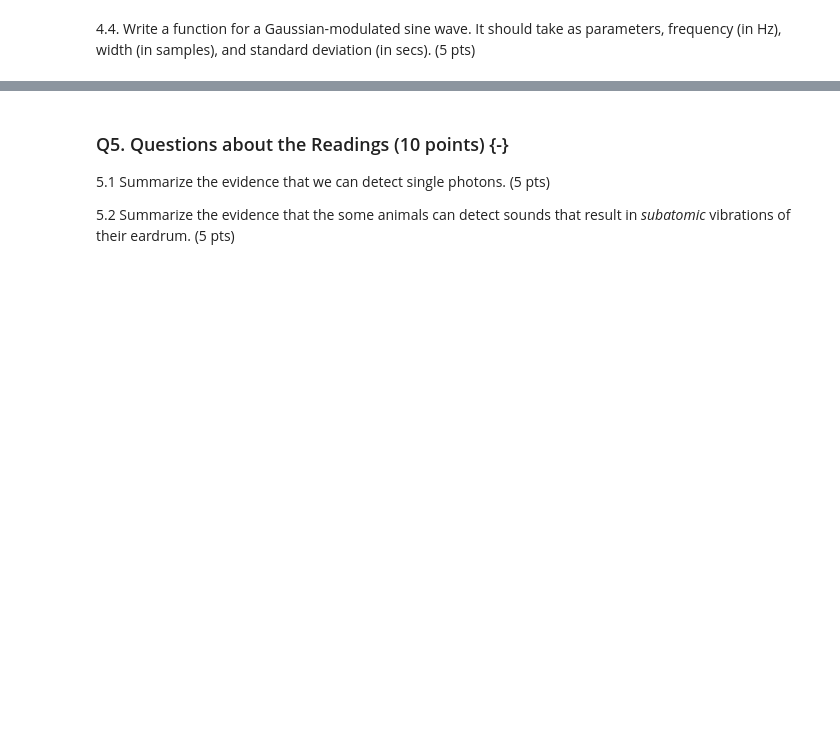
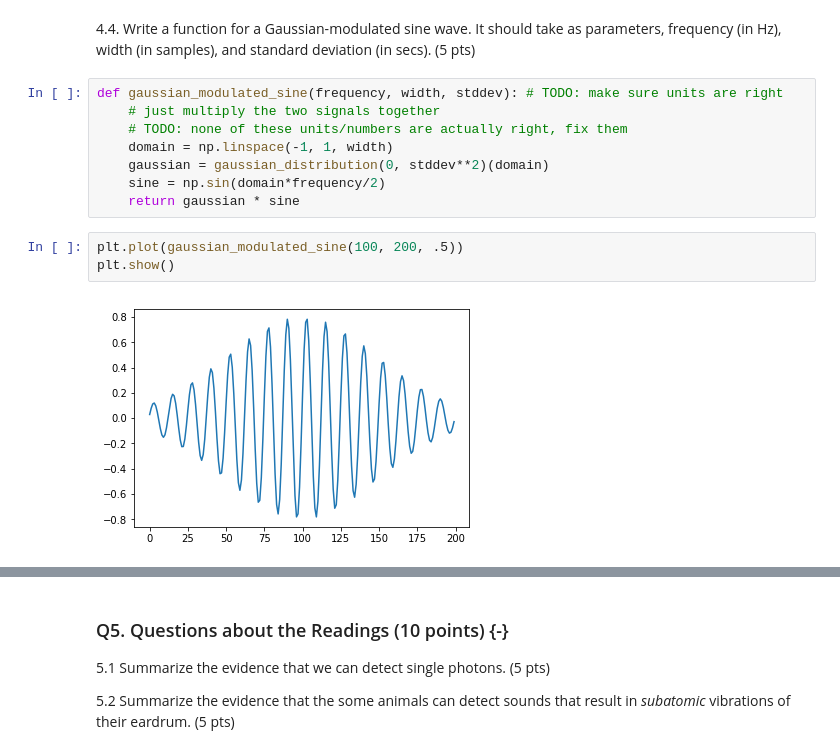
Before and after one commit to brennanmcfarland/computational-perception-class, a Jupyter notebook: CP-A1-bfm21.ipynb, the cells around one changed output, grey strips where cells are left out. Saved outputs shown, nothing was run; the diff lists cells and outputs as text; blank space fills up the shorter version.

```diff
--- a/CP-A1-bfm21.ipynb
+++ b/CP-A1-bfm21.ipynb
@@ -176,6 +218,19 @@ show_graph()
 4.3. Apply your filter to bach.wav.  Illustrate and explain what you did. (5 pts)
 # %% [markdown]
 4.4. Write a function for a Gaussian-modulated sine wave.  It should take as parameters, frequency (in Hz), width (in samples), and standard deviation (in secs). (5 pts)
+# %%
+def gaussian_modulated_sine(frequency, width, stddev): # TODO: make sure units are right
+    # just multiply the two signals together
+    # TODO: none of these units/numbers are actually right, fix them
+    domain = np.linspace(-1, 1, width)
+    gaussian = gaussian_distribution(0, stddev**2)(domain)
+    sine = np.sin(domain*frequency/2)
+    return gaussian * sine
+# %%
+plt.plot(gaussian_modulated_sine(100, 200, .5))
+plt.show()
+# %% [output]
+[figure, added]
 # %% [markdown]
 4.5 Use your above function to make a "matched" filter for the first note.  Convolve this filter with bach.wav and illustrate the extent to which this simplistic scheme is able to detect occurences of the note $E_5$ in the audio.  For reference, the music, with the $E_5$ notes circled in red is below.  The audio goes a little beyond what is show, but the note doesn't occur there. (5 pts)
 
```
Also changed, not shown: parts of 9 cells of this notebook, 1 other file.
